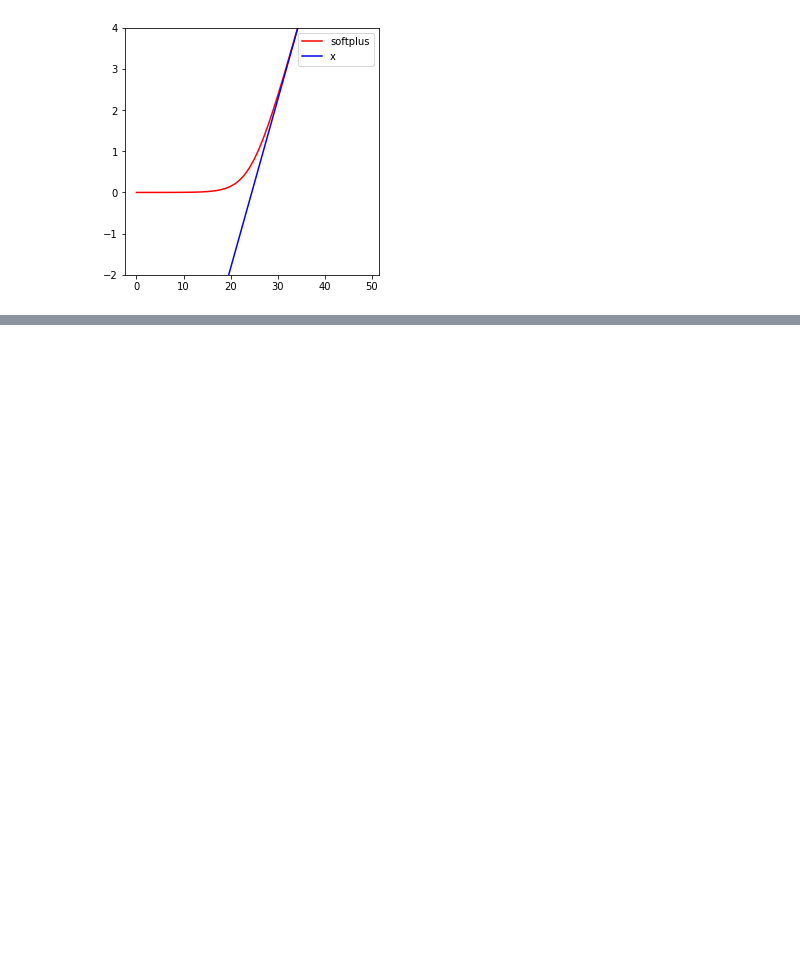
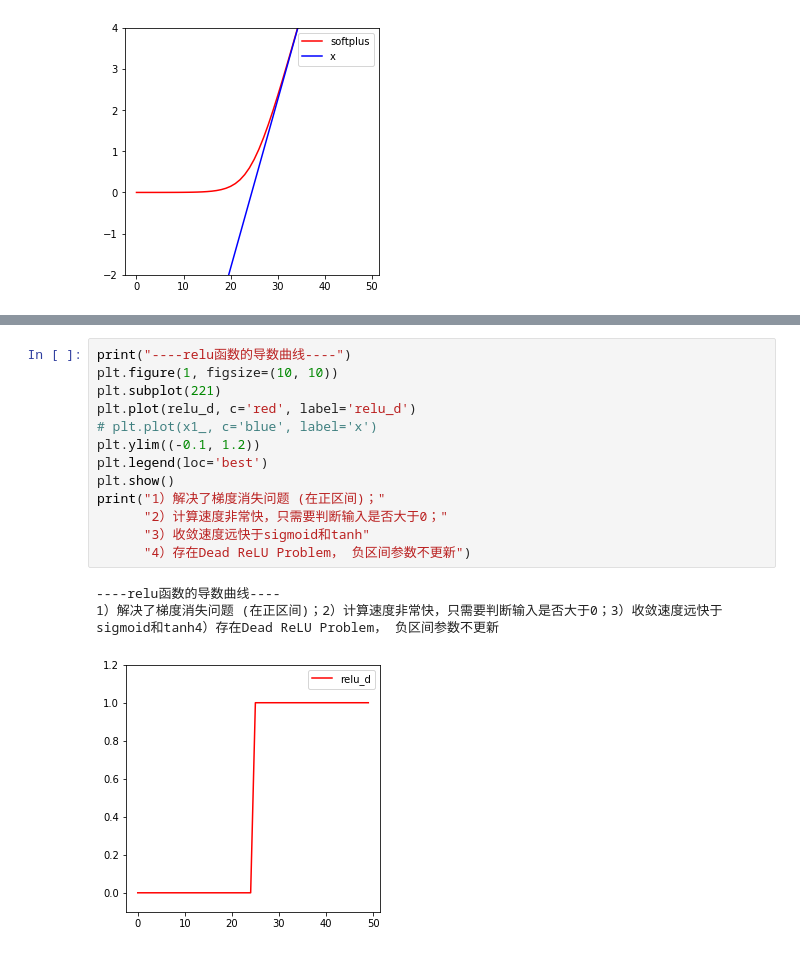
Before and after one commit to sqschrispaul/tensorflow_reinforcement, a Jupyter notebook: 3.激活函数.ipynb, the cells around one changed output, grey strips where cells are left out. Saved outputs shown, nothing was run; the diff lists cells and outputs as text; blank space fills up the shorter version.

```diff
--- a/3.激活函数.ipynb
+++ b/3.激活函数.ipynb
@@ -84,0 +155,17 @@ plt.show()
+# %%
+print("----relu函数的导数曲线----")
+plt.figure(1, figsize=(10, 10))
+plt.subplot(221)
+plt.plot(relu_d, c='red', label='relu_d')
+# plt.plot(x1_, c='blue', label='x')
+plt.ylim((-0.1, 1.2))
+plt.legend(loc='best')
+plt.show()
+print("1）解决了梯度消失问题 (在正区间)；"
+      "2）计算速度非常快，只需要判断输入是否大于0；"
+      "3）收敛速度远快于sigmoid和tanh"
+      "4）存在Dead ReLU Problem， 负区间参数不更新")
+# %% [output]
+----relu函数的导数曲线----
+1）解决了梯度消失问题 (在正区间)；2）计算速度非常快，只需要判断输入是否大于0；3）收敛速度远快于sigmoid和tanh4）存在Dead ReLU Problem， 负区间参数不更新
+[figure, added]
```
Also changed, not shown: parts of 9 cells of this notebook.
